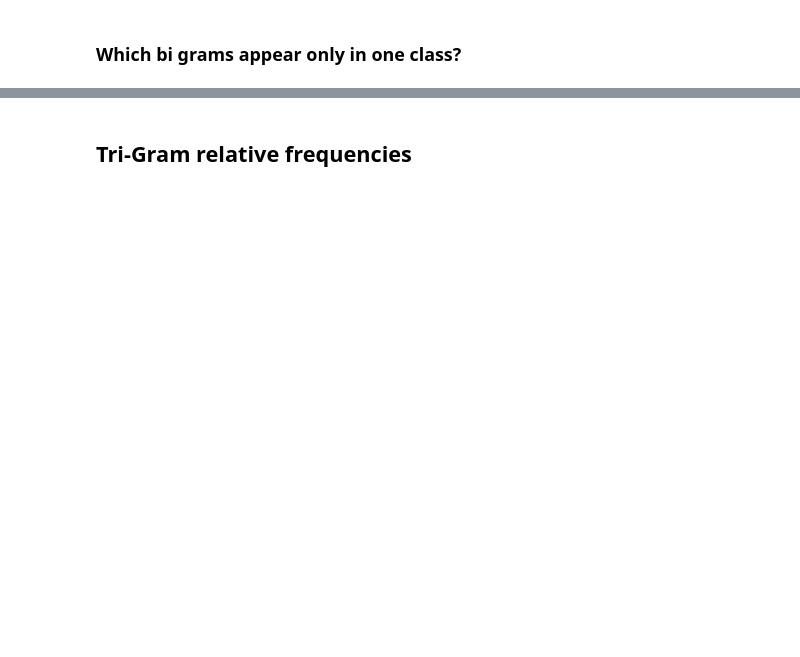
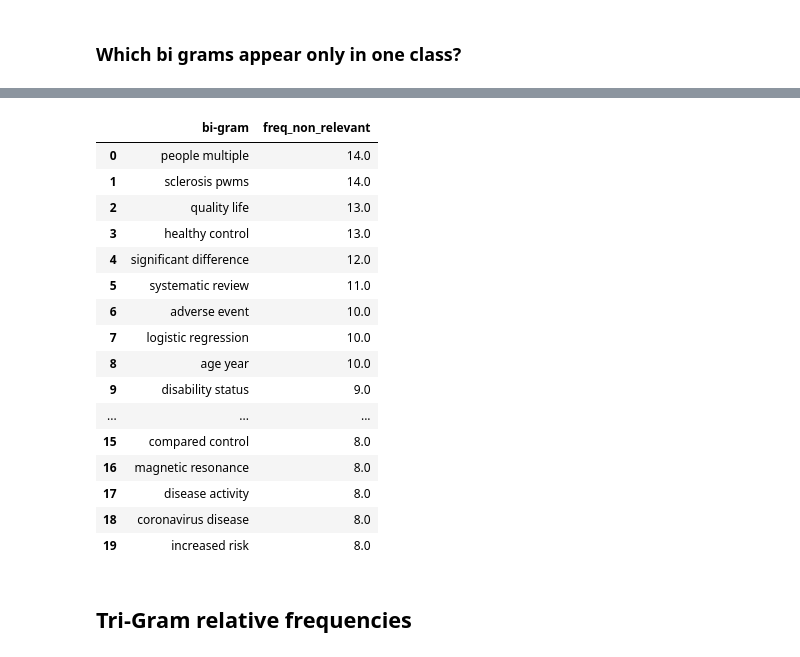
Before and after one commit to bialczykk/gregory-ai, a Jupyter notebook: EDA/eda_relative_frequencies.ipynb, the cells around one changed output, grey strips where cells are left out. Cells and saved outputs as stored; diff of their text form; code cells hidden in the pictures; blank space fills up the shorter version.

```diff
--- a/EDA/eda_relative_frequencies.ipynb
+++ b/EDA/eda_relative_frequencies.ipynb
@@ -299,3 +366,24 @@ bi_gram_df[(bi_gram_df['relevant_class'] == False) & (bi_gram_df['freq_relevant'
+# %%
+# non-relevant class
+bi_gram_df[bi_gram_df.relevant_class == False].sort_values(by='freq_non_relevant', ascending=False).head(20)[['bi-gram', 'freq_non_relevant']].reset_index(drop=True)
+# %% [output]
+|  | bi-gram | freq_non_relevant |
+| 0 | people multiple | 14.0 |
+| 1 | sclerosis pwms | 14.0 |
+| 2 | quality life | 13.0 |
+| 3 | healthy control | 13.0 |
+| 4 | significant difference | 12.0 |
+| 5 | systematic review | 11.0 |
+| 6 | adverse event | 10.0 |
+| 7 | logistic regression | 10.0 |
+| 8 | age year | 10.0 |
+| 9 | disability status | 9.0 |
+| ... | ... | ... |
+| 15 | compared control | 8.0 |
+| 16 | magnetic resonance | 8.0 |
+| 17 | disease activity | 8.0 |
+| 18 | coronavirus disease | 8.0 |
+| 19 | increased risk | 8.0 |
 # %% [markdown]
 ## Tri-Gram relative frequencies
 # %%
```
Also changed, not shown: parts of 8 cells of this notebook, 1 other file.
